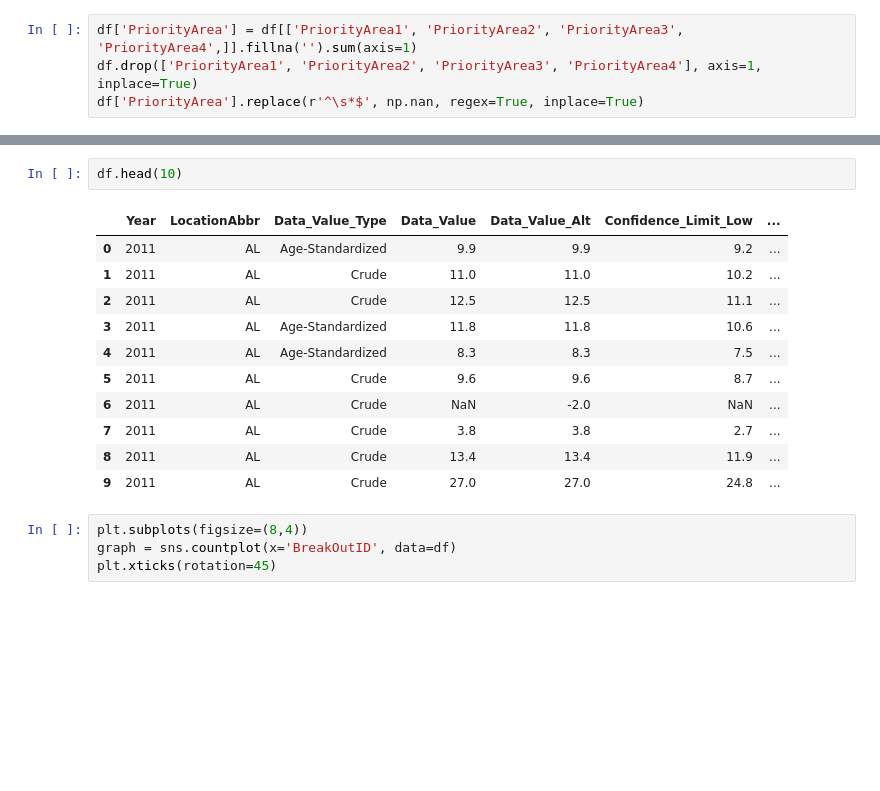
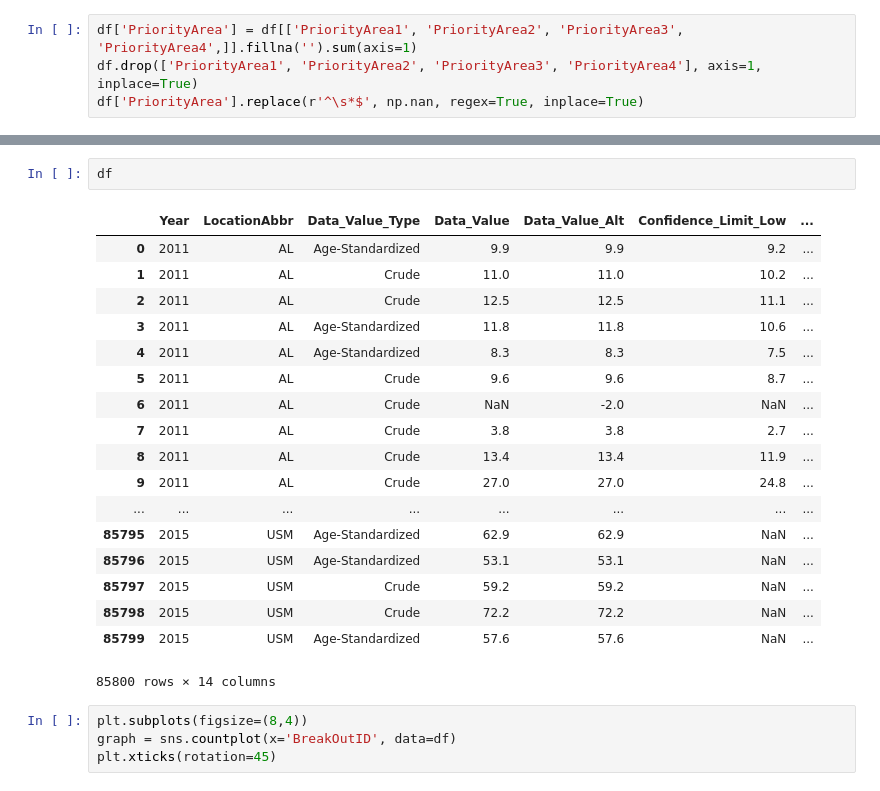
Before and after one commit to jchiu1303/heart_disease_stroke_analysis, a Jupyter notebook: analysis.ipynb, the cells around one changed output, grey strips where cells are left out. Saved outputs shown, nothing was run; the diff lists cells and outputs as text; blank space fills up the shorter version.

```diff
--- a/analysis.ipynb
+++ b/analysis.ipynb
@@ -148,17 +153,24 @@ df['PriorityArea'].replace(r'^\s*$', np.nan, regex=True, inplace=True)
 # %%
-df.head(10)
+df
 # %% [output]
 |  | Year | LocationAbbr | Data_Value_Type | Data_Value | Data_Value_Alt | Confidence_Limit_Low | ... |
 | 0 | 2011 | AL | Age-Standardized | 9.9 | 9.9 | 9.2 | ... |
 | 1 | 2011 | AL | Crude | 11.0 | 11.0 | 10.2 | ... |
 | 2 | 2011 | AL | Crude | 12.5 | 12.5 | 11.1 | ... |
 | 3 | 2011 | AL | Age-Standardized | 11.8 | 11.8 | 10.6 | ... |
 | 4 | 2011 | AL | Age-Standardized | 8.3 | 8.3 | 7.5 | ... |
 | 5 | 2011 | AL | Crude | 9.6 | 9.6 | 8.7 | ... |
 | 6 | 2011 | AL | Crude | NaN | -2.0 | NaN | ... |
 | 7 | 2011 | AL | Crude | 3.8 | 3.8 | 2.7 | ... |
 | 8 | 2011 | AL | Crude | 13.4 | 13.4 | 11.9 | ... |
 | 9 | 2011 | AL | Crude | 27.0 | 27.0 | 24.8 | ... |
+| ... | ... | ... | ... | ... | ... | ... | ... |
+| 85795 | 2015 | USM | Age-Standardized | 62.9 | 62.9 | NaN | ... |
+| 85796 | 2015 | USM | Age-Standardized | 53.1 | 53.1 | NaN | ... |
+| 85797 | 2015 | USM | Crude | 59.2 | 59.2 | NaN | ... |
+| 85798 | 2015 | USM | Crude | 72.2 | 72.2 | NaN | ... |
+| 85799 | 2015 | USM | Age-Standardized | 57.6 | 57.6 | NaN | ... |
+85800 rows × 14 columns
 # %%
 plt.subplots(figsize=(8,4))
 graph = sns.countplot(x='BreakOutID', data=df)
```
Also changed, not shown: parts of 2 cells of this notebook.
